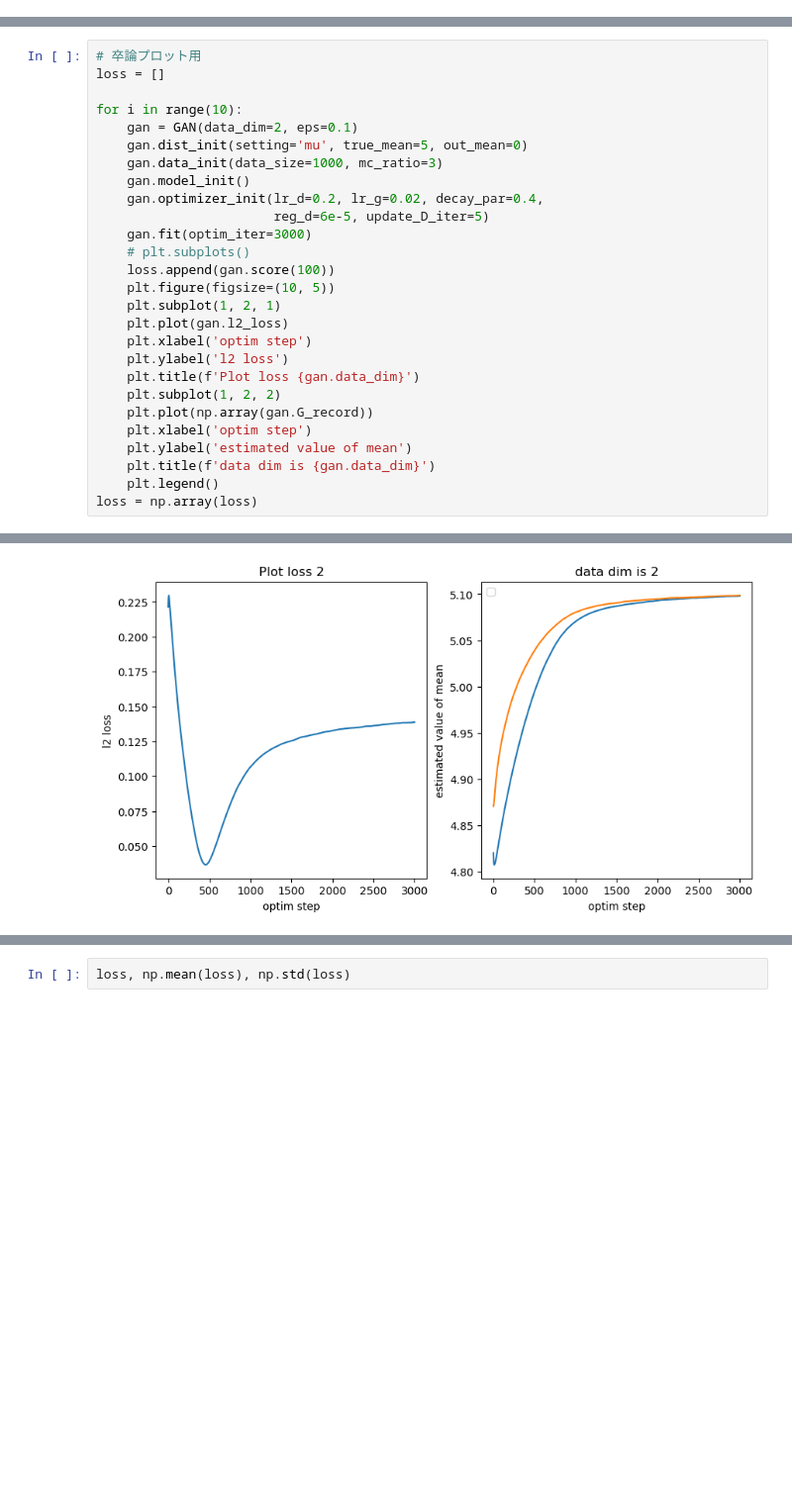
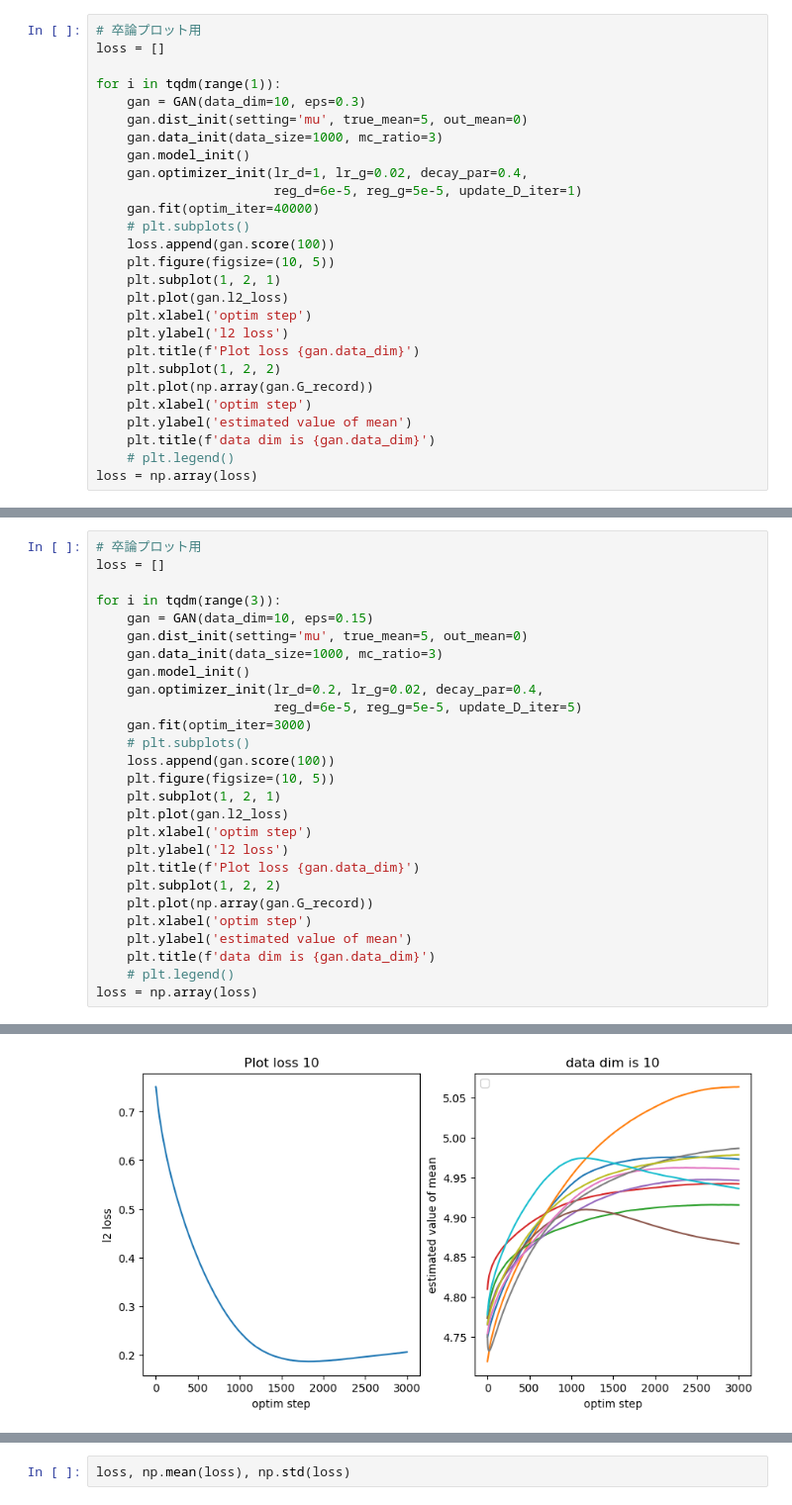
Before and after one commit to monarsan/robust-GAN, a Jupyter notebook: work/main/grad_plot.ipynb, the cells around one changed output, grey strips where cells are left out. Shown at 99% size. Cells and saved outputs as stored; diff of their text form; blank space fills up the shorter version.

```diff
--- a/work/main/grad_plot.ipynb
+++ b/work/main/grad_plot.ipynb
@@ -5,0 +51,27 @@ import seaborn as sns
+# %%
+# 卒論プロット用
+loss = []
+
+for i in tqdm(range(1)):
+    gan = GAN(data_dim=10, eps=0.3)
+    gan.dist_init(setting='mu', true_mean=5, out_mean=0)
+    gan.data_init(data_size=1000, mc_ratio=3)
+    gan.model_init()
+    gan.optimizer_init(lr_d=1, lr_g=0.02, decay_par=0.4,
+                       reg_d=6e-5, reg_g=5e-5, update_D_iter=1)
+    gan.fit(optim_iter=40000)
+    # plt.subplots()
+    loss.append(gan.score(100))
+    plt.figure(figsize=(10, 5))
+    plt.subplot(1, 2, 1)
+    plt.plot(gan.l2_loss)
+    plt.xlabel('optim step')
+    plt.ylabel('l2 loss')
+    plt.title(f'Plot loss {gan.data_dim}')
+    plt.subplot(1, 2, 2)
+    plt.plot(np.array(gan.G_record))
+    plt.xlabel('optim step')
+    plt.ylabel('estimated value of mean')
+    plt.title(f'data dim is {gan.data_dim}')
+    # plt.legend()
+loss = np.array(loss)
@@ -7,13 +81,13 @@ import seaborn as sns
 # 卒論プロット用
 loss = []
 
-for i in range(10):
-    gan = GAN(data_dim=2, eps=0.1)
+for i in tqdm(range(3)):
+    gan = GAN(data_dim=10, eps=0.15)
     gan.dist_init(setting='mu', true_mean=5, out_mean=0)
     gan.data_init(data_size=1000, mc_ratio=3)
     gan.model_init()
     gan.optimizer_init(lr_d=0.2, lr_g=0.02, decay_par=0.4,
-                       reg_d=6e-5, update_D_iter=5)
+                       reg_d=6e-5, reg_g=5e-5, update_D_iter=5)
     gan.fit(optim_iter=3000)
     # plt.subplots()
     loss.append(gan.score(100))
@@ -28,7 +102,7 @@ for i in range(10):
     plt.xlabel('optim step')
     plt.ylabel('estimated value of mean')
     plt.title(f'data dim is {gan.data_dim}')
-    plt.legend()
+    # plt.legend()
 loss = np.array(loss)
 # %% [output]
 No artists with labels found to put in legend.  Note that artists whose label start with an underscore are ignored when legend() is called with no argument.
@@ -45 +112 @@ No artists with labels found to put in legend.  Note that artists whose label st
-[figure, old version]
+[figure, new version]
```
Also changed, not shown: parts of 6 cells of this notebook, 2 other files.
